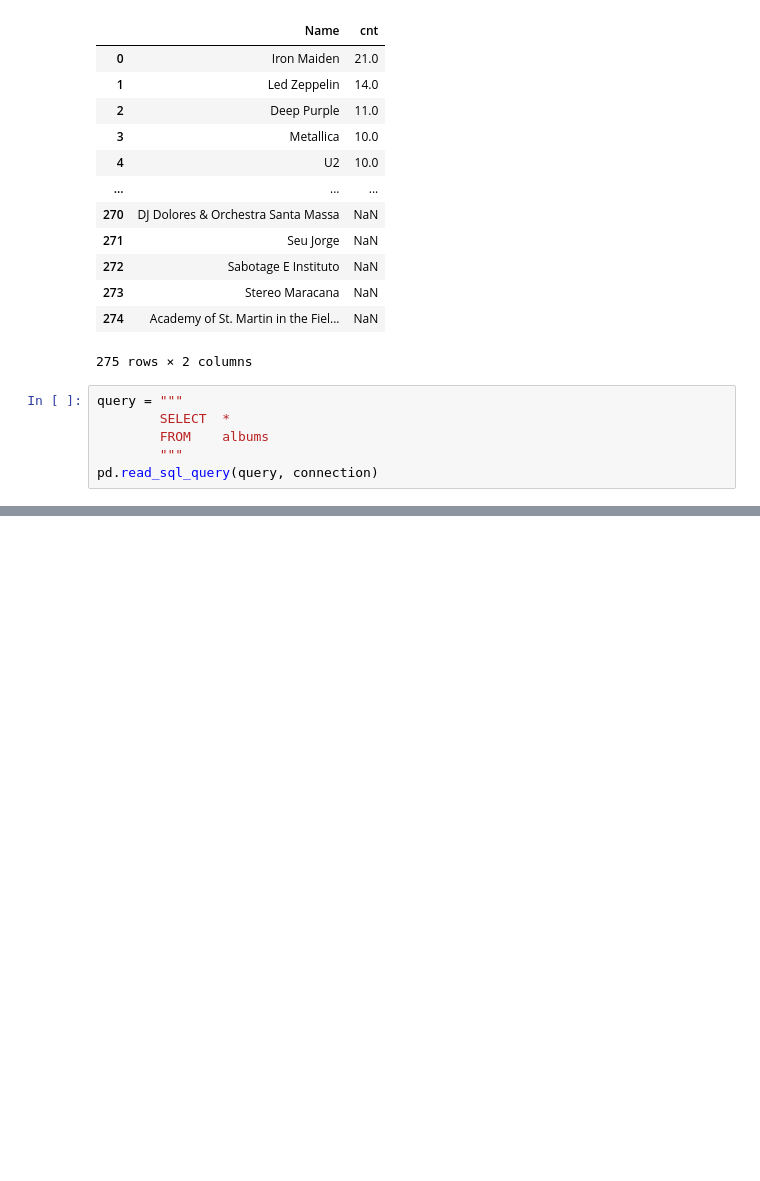
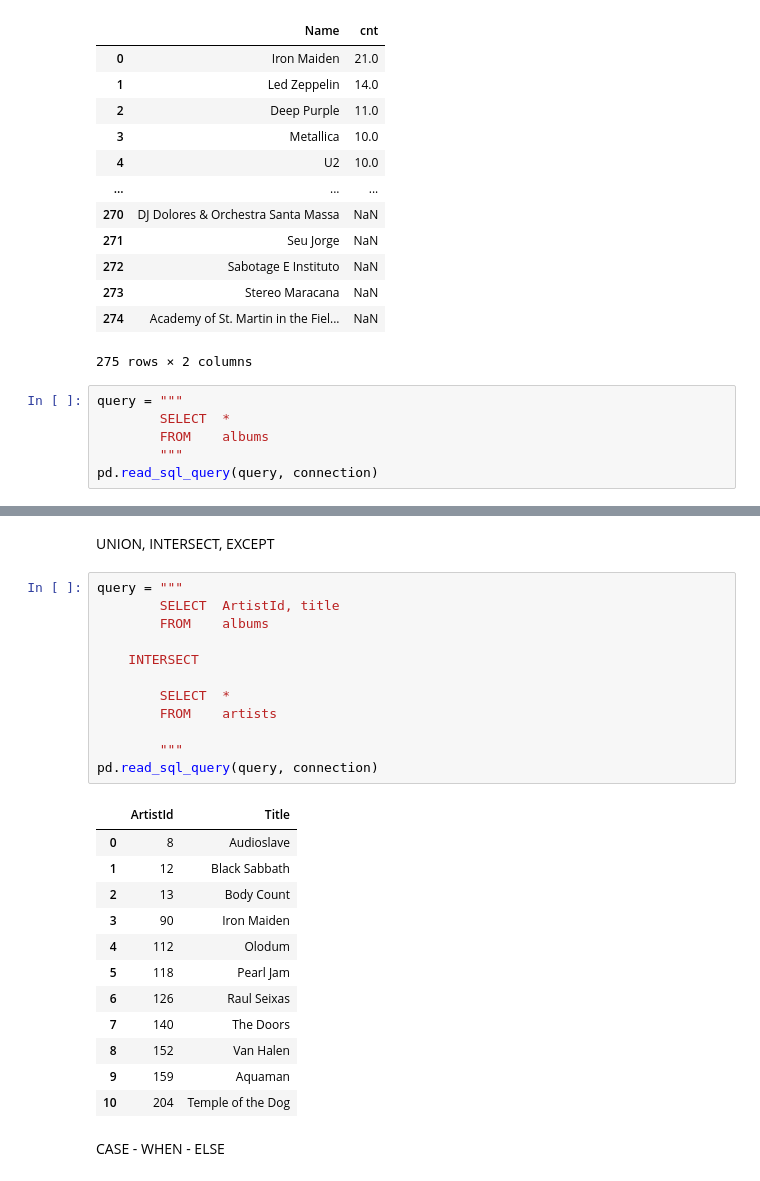
Before and after one commit to sortvalues/my_rep_01, a Jupyter notebook: zooming_up/SQL/sqlite_pracs.ipynb, the cells around one changed output, grey strips where cells are left out. Cells and saved outputs as stored; diff of their text form; blank space fills up the shorter version.

```diff
--- a/zooming_up/SQL/sqlite_pracs.ipynb
+++ b/zooming_up/SQL/sqlite_pracs.ipynb
@@ -289,0 +340,29 @@ pd.read_sql_query(query, connection)
+# %% [markdown]
+UNION, INTERSECT, EXCEPT
+# %%
+query = """
+        SELECT  ArtistId, title
+        FROM    albums
+
+    INTERSECT
+
+        SELECT  *
+        FROM    artists
+
+        """
+pd.read_sql_query(query, connection)
+# %% [output]
+|  | ArtistId | Title |
+| 0 | 8 | Audioslave |
+| 1 | 12 | Black Sabbath |
+| 2 | 13 | Body Count |
+| 3 | 90 | Iron Maiden |
+| 4 | 112 | Olodum |
+| 5 | 118 | Pearl Jam |
+| 6 | 126 | Raul Seixas |
+| 7 | 140 | The Doors |
+| 8 | 152 | Van Halen |
+| 9 | 159 | Aquaman |
+| 10 | 204 | Temple of the Dog |
+# %% [markdown]
+CASE - WHEN - ELSE
```
Also changed, not shown: parts of 2 cells of this notebook.
